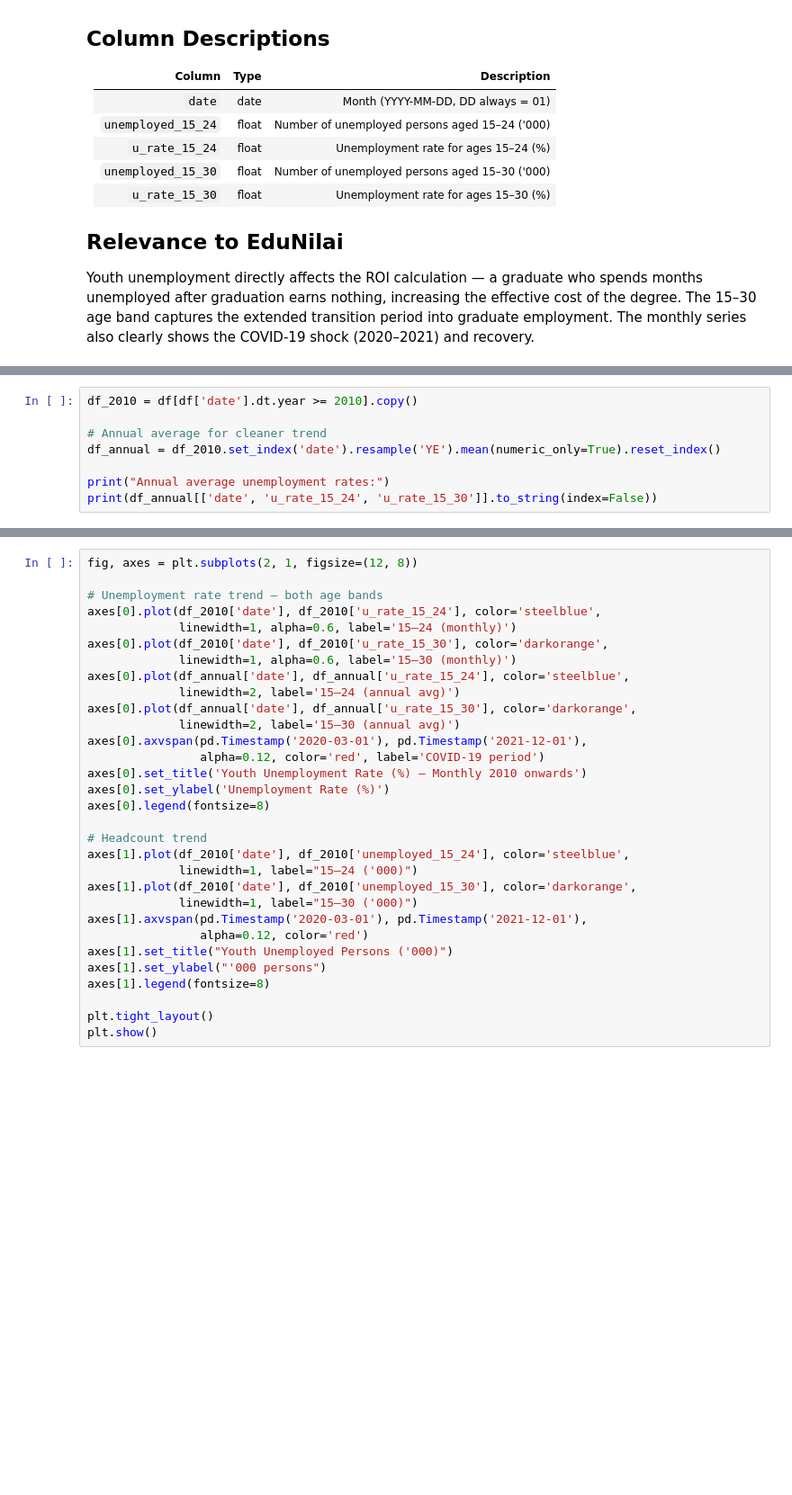
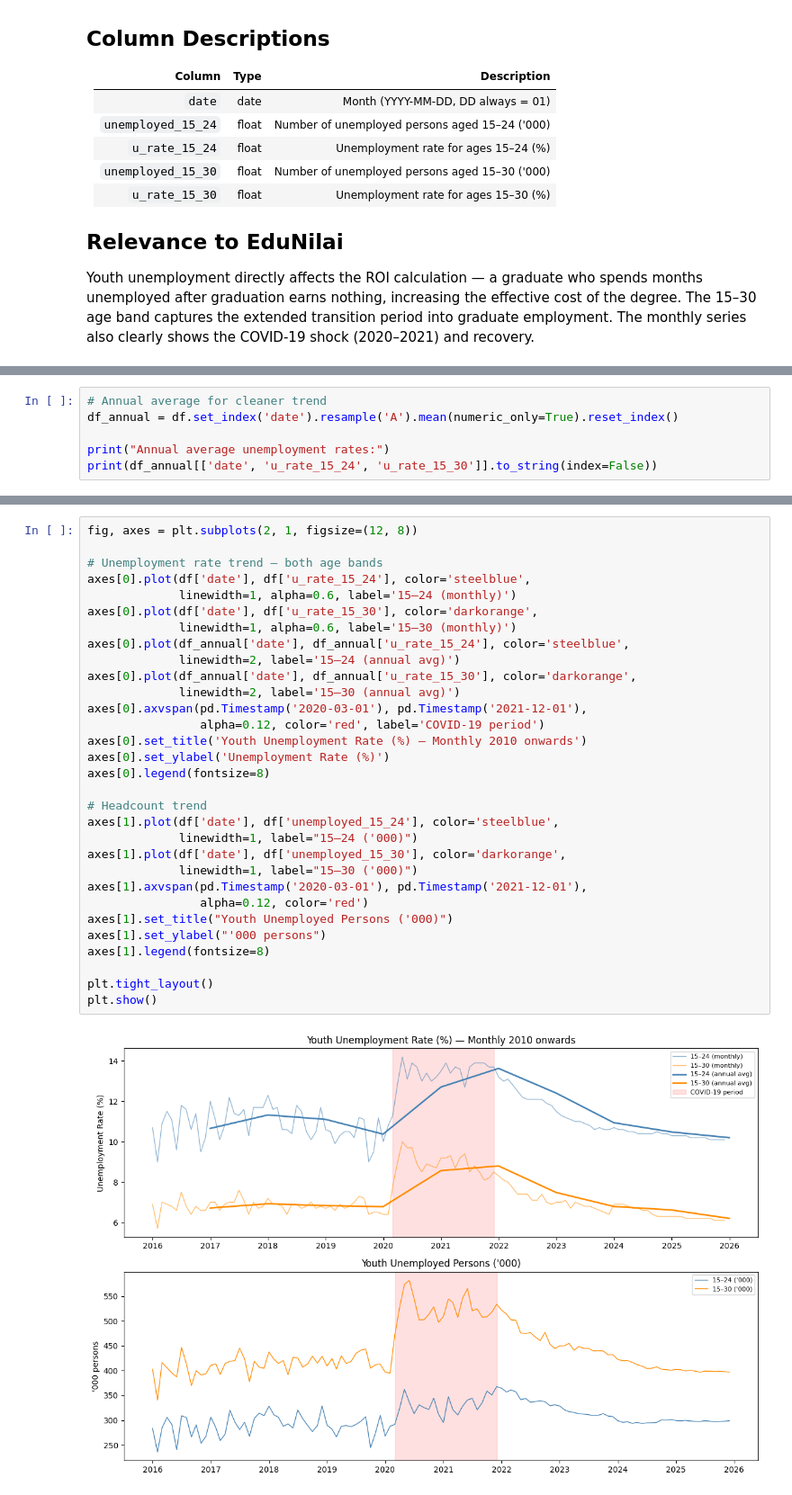
Before and after one commit to lloonnn/EduNilai, a Jupyter notebook: data_understanding/youth_unemployment.ipynb, the cells around one changed output, grey strips where cells are left out. Shown at 90% size. Drawn from its saved outputs; the diff is of its cells as text; blank space fills up the shorter version.

```diff
--- a/data_understanding/youth_unemployment.ipynb
+++ b/data_understanding/youth_unemployment.ipynb
@@ -46,8 +76,6 @@ print(df[['u_rate_15_24', 'u_rate_15_30']].describe().round(2))
 # %%
-df_2010 = df[df['date'].dt.year >= 2010].copy()
-
 # Annual average for cleaner trend
-df_annual = df_2010.set_index('date').resample('YE').mean(numeric_only=True).reset_index()
+df_annual = df.set_index('date').resample('A').mean(numeric_only=True).reset_index()
 
 print("Annual average unemployment rates:")
 print(df_annual[['date', 'u_rate_15_24', 'u_rate_15_30']].to_string(index=False))
@@ -54,31 +95,33 @@ print(df_annual[['date', 'u_rate_15_24', 'u_rate_15_30']].to_string(index=False)
 # %%
 fig, axes = plt.subplots(2, 1, figsize=(12, 8))
 
 # Unemployment rate trend — both age bands
-axes[0].plot(df_2010['date'], df_2010['u_rate_15_24'], color='steelblue',
+axes[0].plot(df['date'], df['u_rate_15_24'], color='steelblue',
              linewidth=1, alpha=0.6, label='15–24 (monthly)')
-axes[0].plot(df_2010['date'], df_2010['u_rate_15_30'], color='darkorange',
+axes[0].plot(df['date'], df['u_rate_15_30'], color='darkorange',
              linewidth=1, alpha=0.6, label='15–30 (monthly)')
 axes[0].plot(df_annual['date'], df_annual['u_rate_15_24'], color='steelblue',
              linewidth=2, label='15–24 (annual avg)')
 axes[0].plot(df_annual['date'], df_annual['u_rate_15_30'], color='darkorange',
              linewidth=2, label='15–30 (annual avg)')
 axes[0].axvspan(pd.Timestamp('2020-03-01'), pd.Timestamp('2021-12-01'),
                 alpha=0.12, color='red', label='COVID-19 period')
 axes[0].set_title('Youth Unemployment Rate (%) — Monthly 2010 onwards')
 axes[0].set_ylabel('Unemployment Rate (%)')
 axes[0].legend(fontsize=8)
 
 # Headcount trend
-axes[1].plot(df_2010['date'], df_2010['unemployed_15_24'], color='steelblue',
+axes[1].plot(df['date'], df['unemployed_15_24'], color='steelblue',
              linewidth=1, label="15–24 ('000)")
-axes[1].plot(df_2010['date'], df_2010['unemployed_15_30'], color='darkorange',
+axes[1].plot(df['date'], df['unemployed_15_30'], color='darkorange',
              linewidth=1, label="15–30 ('000)")
 axes[1].axvspan(pd.Timestamp('2020-03-01'), pd.Timestamp('2021-12-01'),
                 alpha=0.12, color='red')
 axes[1].set_title("Youth Unemployed Persons ('000)")
 axes[1].set_ylabel("'000 persons")
 axes[1].legend(fontsize=8)
 
 plt.tight_layout()
 plt.show()
+# %% [output]
+[figure, added]
```
Also changed, not shown: parts of 5 cells of this notebook, 9 other files.
